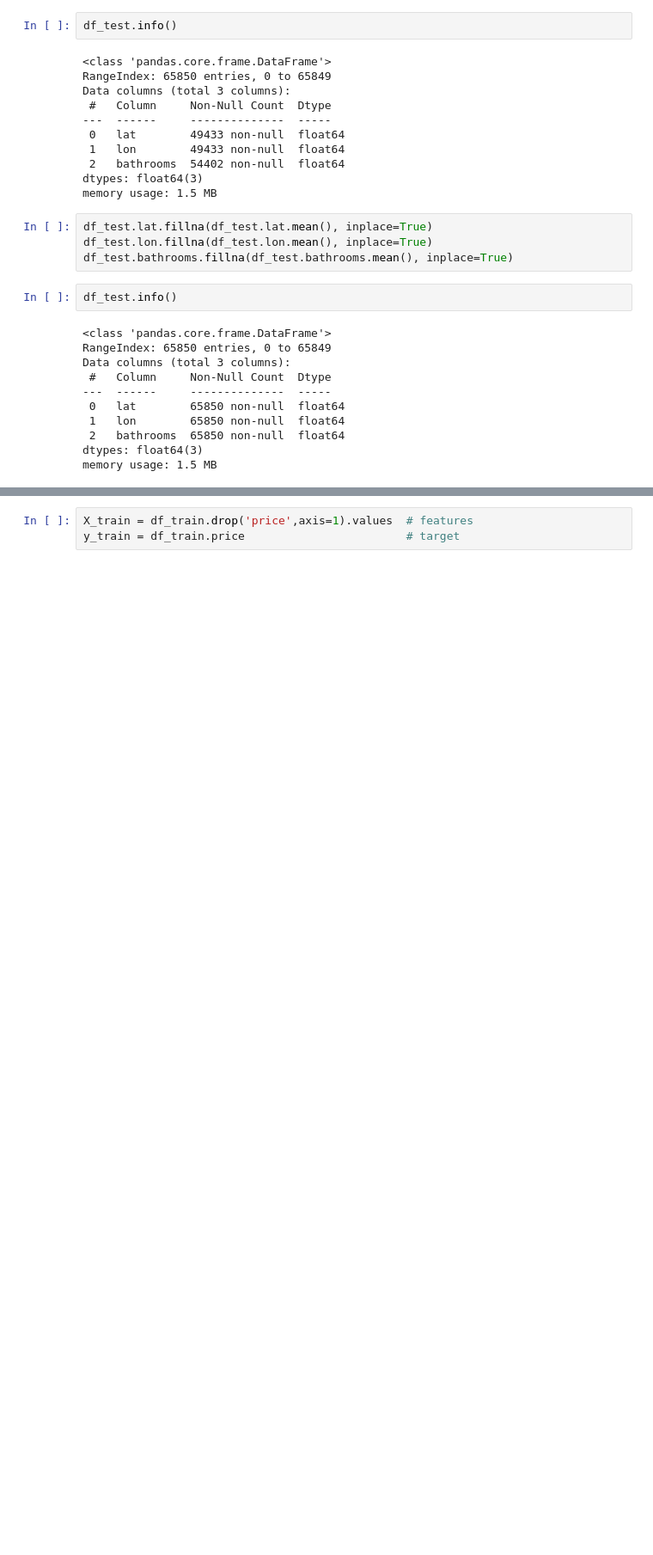
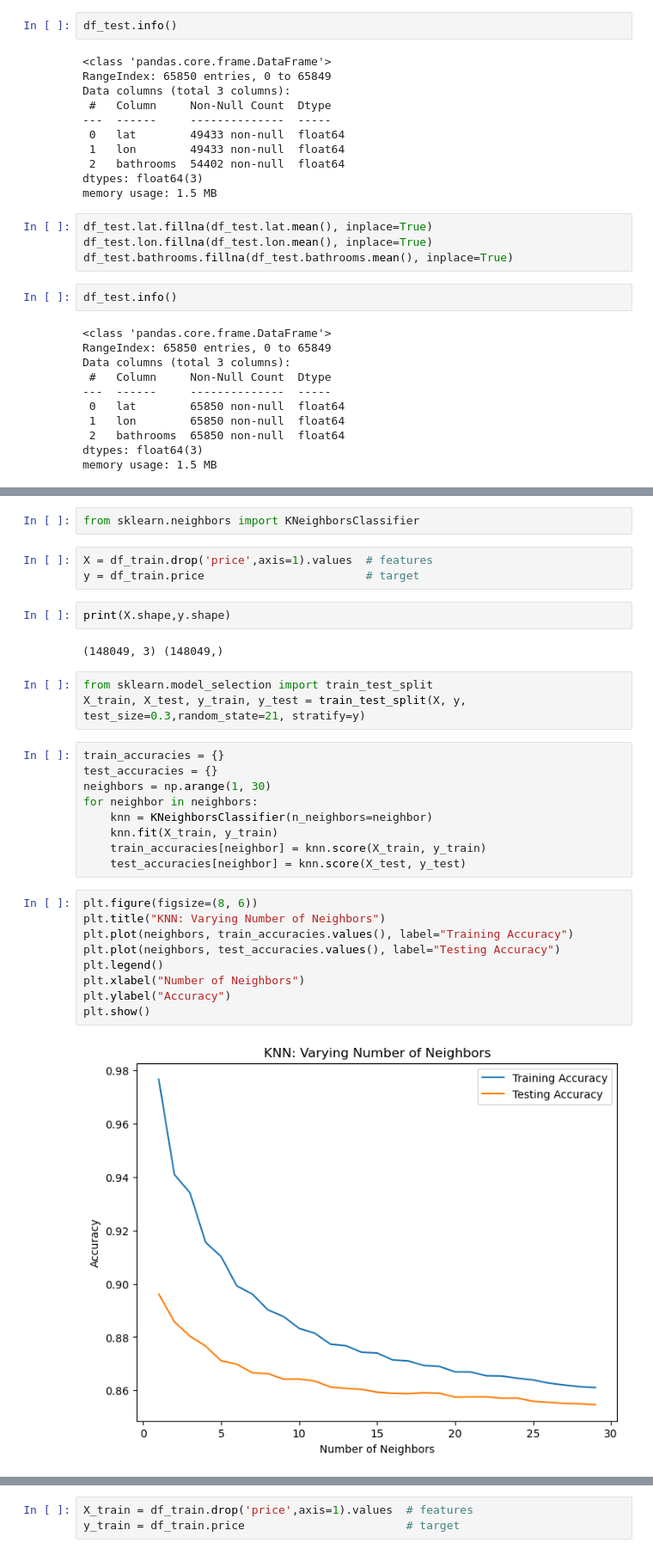
Before and after one commit to julicaro31/JULIA-CARO-DS4-PI_ML, a Jupyter notebook: ML_model.ipynb, the cells around one changed output, grey strips where cells are left out. Shown: that part at 86% size. Cells and saved outputs as stored; diff of their text form; blank space fills up the shorter version.

```diff
--- a/ML_model.ipynb
+++ b/ML_model.ipynb
@@ -410,0 +413,32 @@ memory usage: 1.5 MB
+# %%
+from sklearn.neighbors import KNeighborsClassifier
+# %%
+X = df_train.drop('price',axis=1).values  # features
+y = df_train.price                        # target
+# %%
+print(X.shape,y.shape)
+# %% [output]
+(148049, 3) (148049,)
+# %%
+from sklearn.model_selection import train_test_split
+X_train, X_test, y_train, y_test = train_test_split(X, y, test_size=0.3,random_state=21, stratify=y)
+# %%
+train_accuracies = {}
+test_accuracies = {}
+neighbors = np.arange(1, 30)
+for neighbor in neighbors:
+    knn = KNeighborsClassifier(n_neighbors=neighbor)
+    knn.fit(X_train, y_train)
+    train_accuracies[neighbor] = knn.score(X_train, y_train)
+    test_accuracies[neighbor] = knn.score(X_test, y_test)
+# %%
+plt.figure(figsize=(8, 6))
+plt.title("KNN: Varying Number of Neighbors")
+plt.plot(neighbors, train_accuracies.values(), label="Training Accuracy")
+plt.plot(neighbors, test_accuracies.values(), label="Testing Accuracy")
+plt.legend()
+plt.xlabel("Number of Neighbors")
+plt.ylabel("Accuracy")
+plt.show()
+# %% [output]
+[figure, added]
```
Also changed, not shown: parts of 19 cells of this notebook.
